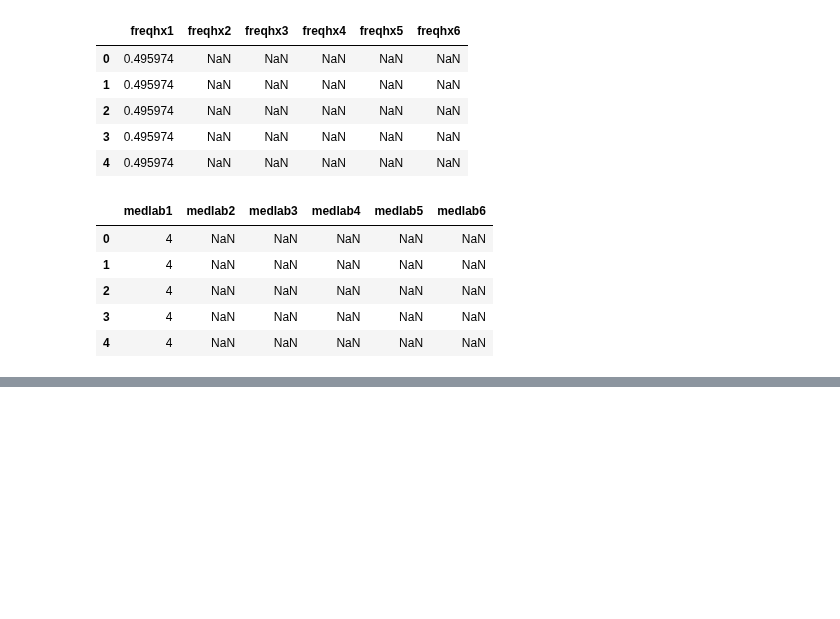
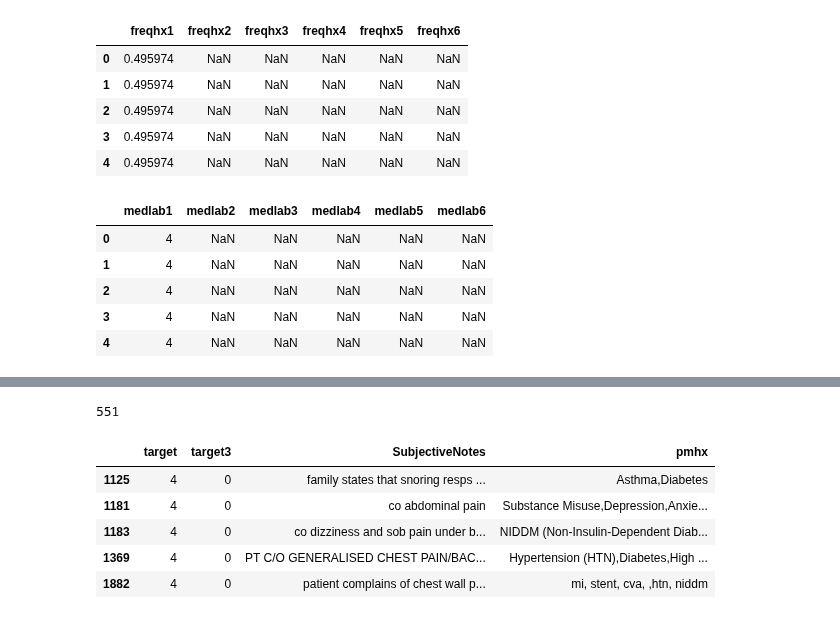
Before and after one commit to Jaskolk/ed-triage, a Jupyter notebook: data_preprocessing.ipynb, the cells around one changed output, grey strips where cells are left out. Saved outputs shown, nothing was run; the diff lists cells and outputs as text; code cells hidden in the pictures; blank space fills up the shorter version.

```diff
--- a/data_preprocessing.ipynb
+++ b/data_preprocessing.ipynb
@@ -747,0 +823,22 @@ medlab_df.to_csv(data_path + '/med_lab.csv')
+# %%
+icu_df = data[data.target == 4]
+# %%
+madmit_df = data[data.target ==3].sample(n = len(icu_df))
+# %%
+sadmit_df = data[data.target ==2].sample(n = len(icu_df))
+disc_df = data[data.target == 1].sample(n = len(icu_df))
+# %%
+len(disc_df)
+# %% [output]
+551
+# %%
+balanced_df2 = pd.concat([icu_df, madmit_df, sadmit_df, disc_df], axis = 0)
+# %%
+balanced_df2.head()
+# %% [output]
+|  | target | target3 | SubjectiveNotes | pmhx |
+| 1125 | 4 | 0 | family states that snoring resps ... | Asthma,Diabetes |
+| 1181 | 4 | 0 | co abdominal pain | Substance Misuse,Depression,Anxie... |
+| 1183 | 4 | 0 | co dizziness and sob pain under b... | NIDDM (Non-Insulin-Dependent Diab... |
+| 1369 | 4 | 0 | PT C/O GENERALISED CHEST PAIN/BAC... | Hypertension (HTN),Diabetes,High ... |
+| 1882 | 4 | 0 | patient complains of chest wall p... | mi, stent, cva, ,htn, niddm |
```
Also changed, not shown: parts of 15 cells of this notebook.
